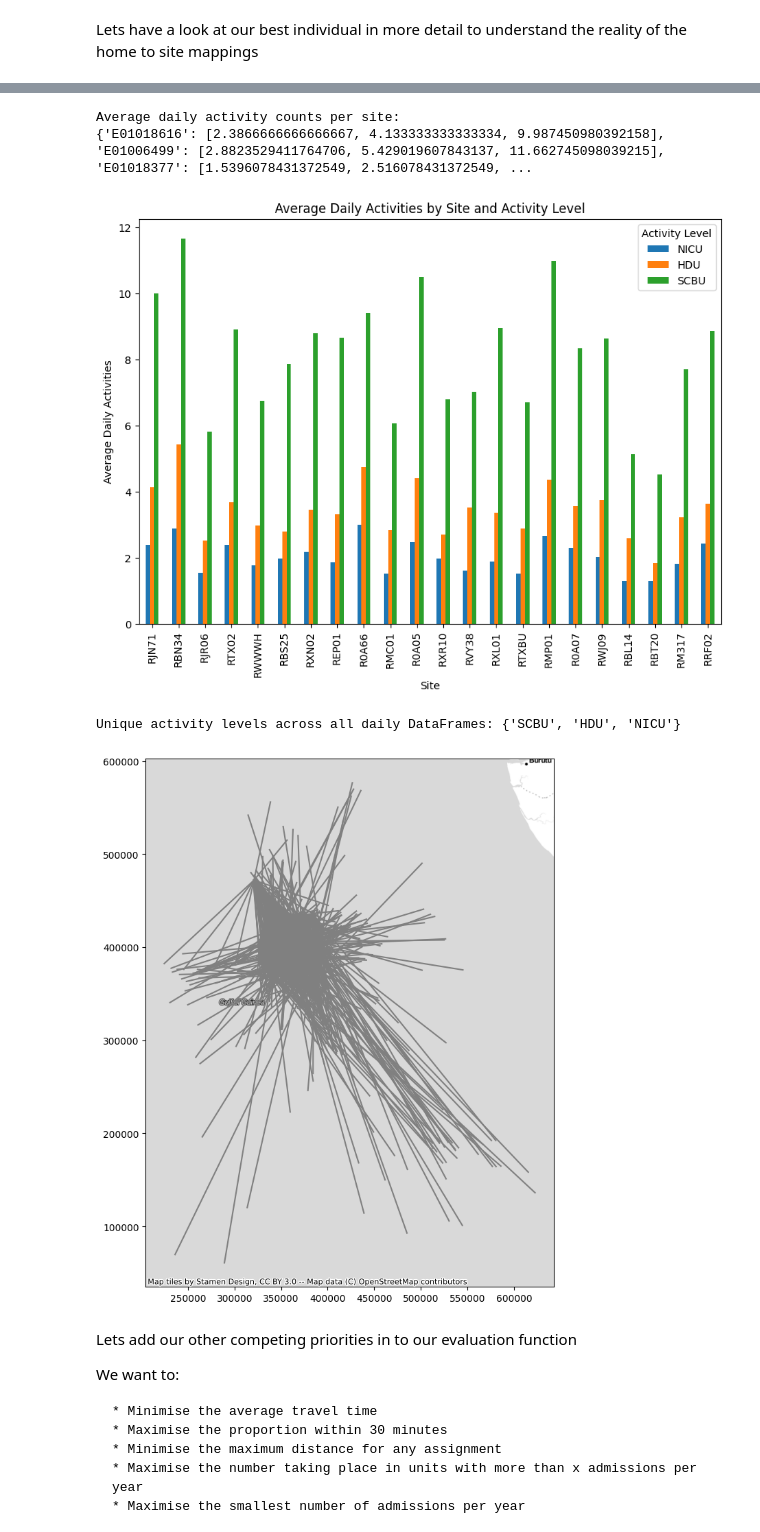
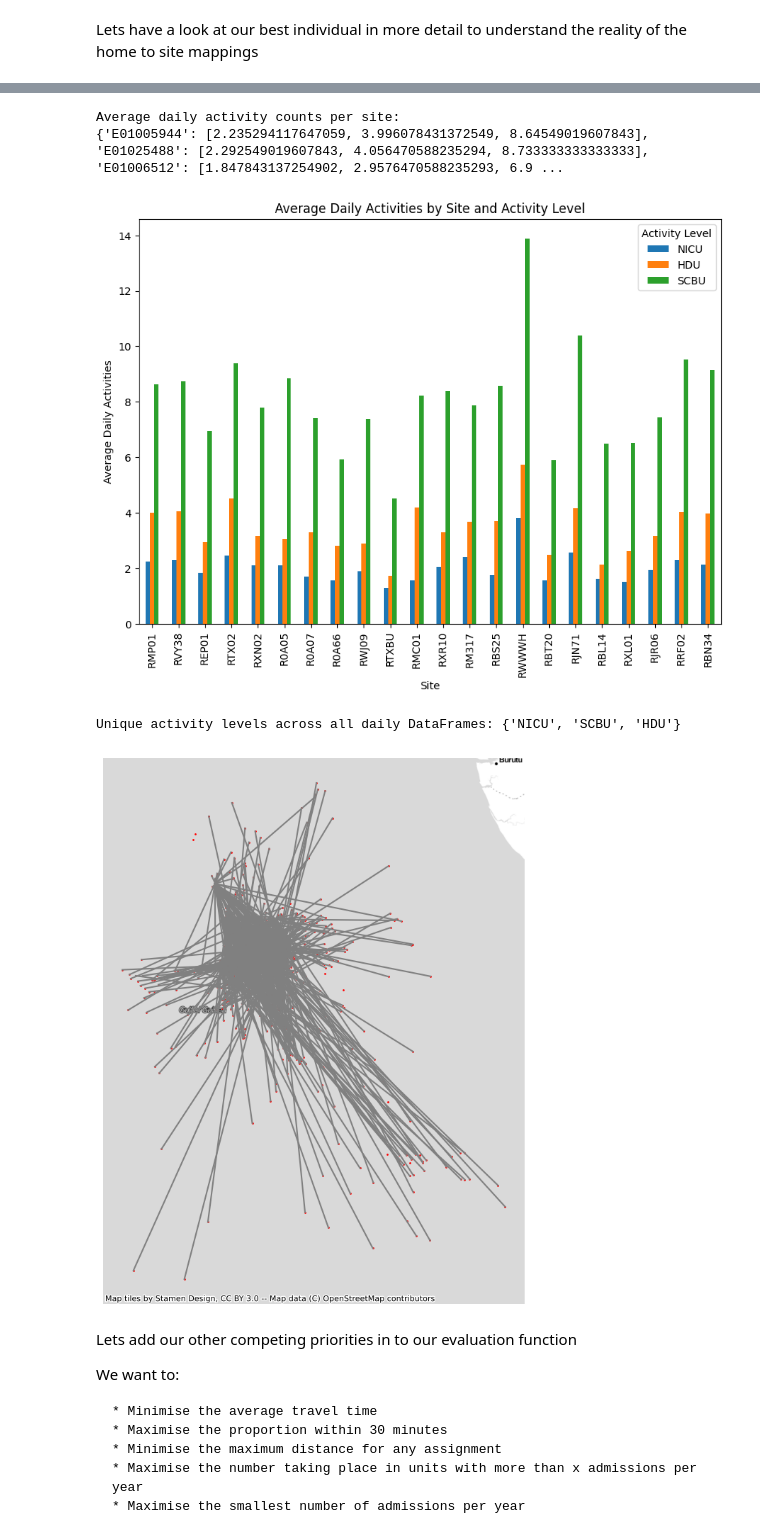
Before and after one commit to Duncan-Galletly/NWNODN_Modelling_HSMA5_08, a Jupyter notebook: Analysis.ipynb, the cells around one changed output, grey strips where cells are left out. Saved outputs shown, nothing was run; the diff lists cells and outputs as text; code cells hidden in the pictures.

```diff
--- a/Analysis.ipynb
+++ b/Analysis.ipynb
@@ -201,6 +202,11 @@ homes_geo_df = lsoas[lsoas['lsoa11cd'].isin(home_codes)]
 homes_geo_df = homes_geo_df.set_index('lsoa11cd')
 homes_geo_df['centroid'] = homes_geo_df.geometry.centroid
 
-# Ensure correct map encoding
-homes_geo_df = homes_geo_df.to_crs(epsg=27700)
-sites_geo_df = sites_geo_df.to_crs(epsg=27700)
+homes_geo_df.crs = "EPSG:27700"
+sites_geo_df.crs = "EPSG:27700"
+
+# # homes_geo_df['geometry'] = homes_geo_df['geometry'].apply(lambda geom: shapely.ops.transform(lambda x, y: (y, x), geom))
+# # sites_geo_df['geometry'] = sites_geo_df['geometry'].apply(lambda geom: shapely.ops.transform(lambda x, y: (y, x), geom))
+
+homes_geo_df = homes_geo_df.to_crs(epsg=3857)
+sites_geo_df = sites_geo_df.to_crs(epsg=3857)
@@ -223,7 +246,9 @@ for home, site in unique_assignments_list:
 sites_geo_df['centroid'].plot(ax=ax, color='blue', markersize=10)
 
 # add the basemap
-ctx.add_basemap(ax, source=ctx.providers.Stamen.TonerLite)
+ctx.add_basemap(ax, crs=homes_geo_df.crs.to_string(), zoom=10, source=ctx.providers.Stamen.TonerLite)
+
+ax.set_aspect('equal')
 
 # remove the axis markers
 ax.axis('off')
@@ -247,13 +272,13 @@ We will need to define the parameters for our genetic algorithm
 # %%
 # Let us set up sone of the parameters for the evolution of our solution
 # number of solutions in a population
-pop_num = 500
+pop_num = 100
 # percentage chance to cross breed one solution with another
 cross_chance = 0.5
 # percentage chance to introduce random mutations into the solutions
 mutation_prob = 0.1
 # the number of generations to run the evolution for
-number_generations = 100
+number_generations = 50
 # %% [markdown]
 And do some more data preparation, as we are now concerned with looking at the different levels of care in assignment rather than our crude previous method to establish a baseline for that single metric
 # %%
@@ -484,7 +511,7 @@ print("Average daily activity counts per site:")
 print(average_daily_activity_counts)
 # %% [output]
 Average daily activity counts per site:
-{'E01018616': [2.3866666666666667, 4.133333333333334, 9.987450980392158], 'E01006499': [2.8823529411764706, 5.429019607843137, 11.662745098039215], 'E01018377': [1.5396078431372549, 2.516078431372549, ...
+{'E01005944': [2.235294117647059, 3.996078431372549, 8.64549019607843], 'E01025488': [2.292549019607843, 4.056470588235294, 8.733333333333333], 'E01006512': [1.847843137254902, 2.9576470588235293, 6.9 ...
 # %%
 
 # Convert the average_daily_activity_counts dictionary into a DataFrame
@@ -505,7 +532,7 @@ plt.legend(title='Activity Level')
 
 plt.show()
 # %% [output]
-[figure, old version]
+[figure, new version]
 # %%
 unique_activity_levels = set()
 for daily_df in daily_activities:
@@ -513,7 +540,7 @@ for daily_df in daily_activities:
 
 print("Unique activity levels across all daily DataFrames:", unique_activity_levels)
 # %% [output]
-Unique activity levels across all daily DataFrames: {'SCBU', 'HDU', 'NICU'}
+Unique activity levels across all daily DataFrames: {'NICU', 'SCBU', 'HDU'}
 # %%
 def plot_assignments(individual):
 
@@ -521,42 +548,50 @@ def plot_assignments(individual):
 
     # Plot the LSOAs
     homes_geo_df.boundary.plot(ax=ax, color='blue')
+
+    # plot the homes
+    homes_geo_df['centroid'].plot(ax=ax, color='red', markersize=1)
 
     # Plot the sites
     sites_geo_df.boundary.plot(ax=ax, color='red')
 
     # For each home in the individual, draw a line from the home to the assigned site
     for home_idx, site_idx in enumerate(individual):
         home = home_lsoas[home_idx]
         site = site_codes[site_idx]
 
         # Try to get the coordinates of the home and the site
         try:
             home_coords = homes_geo_df.loc[home, 'centroid'].coords[0]
         except KeyError as e:
             #print(f"Failed to get coordinates for home {home}: {e}")
             continue
 
         try:
             site_coords = sites_geo_df.loc[site, 'centroid'].coords[0]
         except KeyError as e:
             #print(f"Failed to get coordinates for site {site}: {e}")
             continue
 
         # Draw a line between the home and the site
         plt.plot([home_coords[0], site_coords[0]], [home_coords[1], site_coords[1]], color='grey')
 
     # Add a background map
     ctx.add_basemap(ax, source=ctx.providers.Stamen.TonerLite)
 
+
+    ax.set_aspect('equal')
+
+    # remove the axis markers
+    ax.axis('off')
+
     # Show the plot
     plt.show()
 
-
 # Use the function
-plot_assignments(pop[19])  # Replace with the individual you want to plot
+plot_assignments(pop[best_ind_id])
 # %% [output]
-[figure, old version]
+[figure, new version]
 # %% [markdown]
 Lets add our other competing priorities in to our evaluation function
 
```
Also changed, not shown: parts of 28 cells of this notebook.
